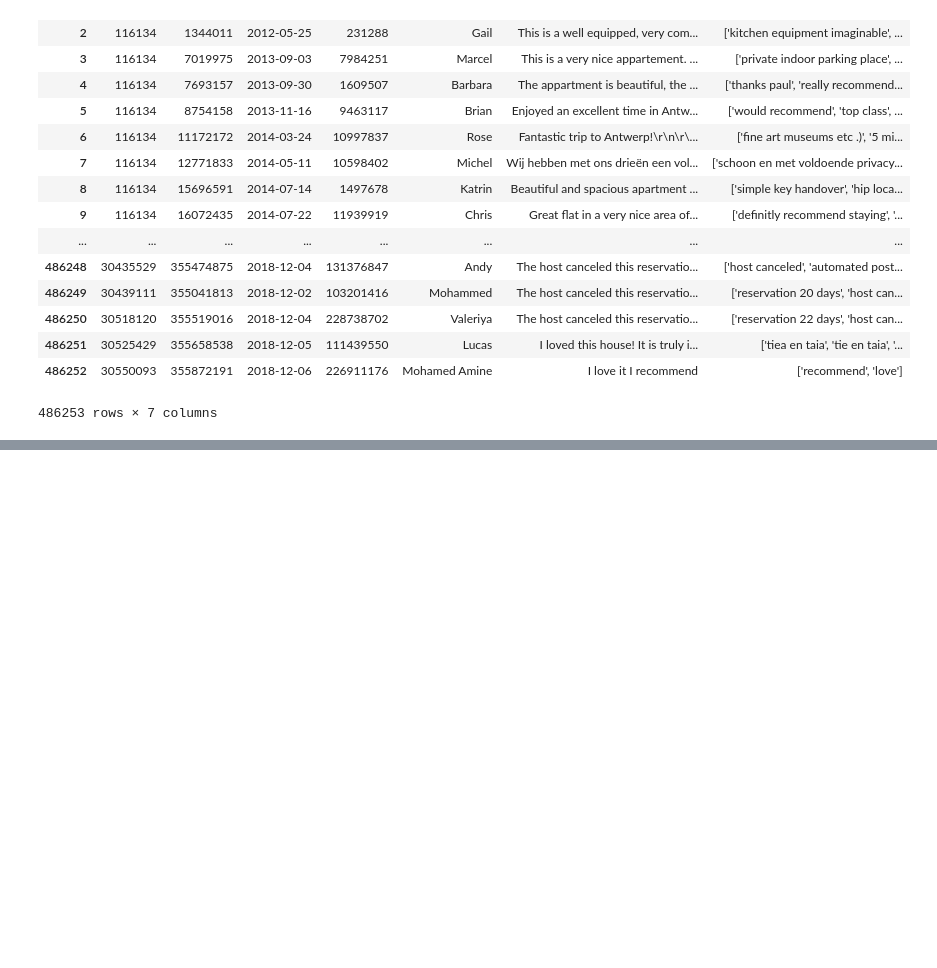
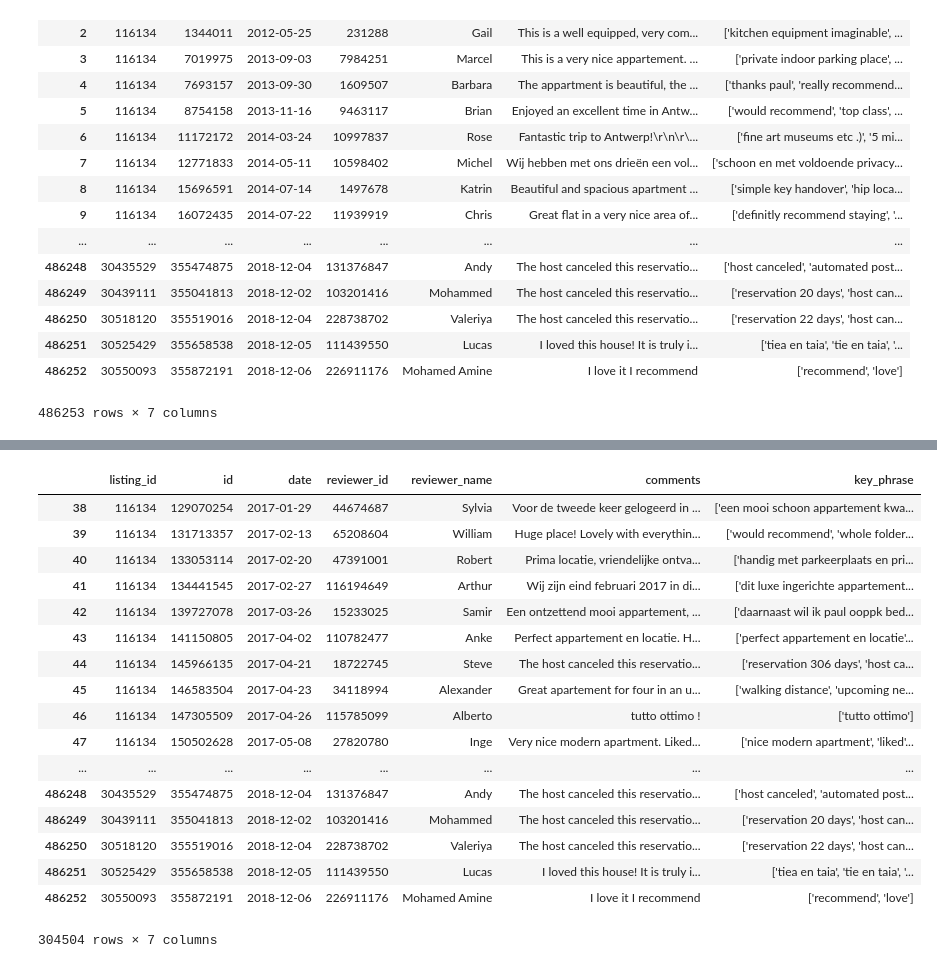
Before and after one commit to Elwing-Chou/TaipeiTechML0120, a Jupyter notebook: airbnb.ipynb, the cells around one changed output, grey strips where cells are left out. Saved outputs shown, nothing was run; the diff lists cells and outputs as text; code cells hidden in the pictures; blank space fills up the shorter version.

```diff
--- a/airbnb.ipynb
+++ b/airbnb.ipynb
@@ -241,0 +291,24 @@ df
+# %%
+low = pd.to_datetime(df["date"]) >= "2017-01-01"
+high = pd.to_datetime(df["date"]) <= "2018-12-30"
+df[low & high].to_csv("date.csv", encoding="utf-8")
+df[low & high]
+# %% [output]
+|  | listing_id | id | date | reviewer_id | reviewer_name | comments | key_phrase |
+| 38 | 116134 | 129070254 | 2017-01-29 | 44674687 | Sylvia | Voor de tweede keer gelogeerd in ... | ['een mooi schoon appartement kwa... |
+| 39 | 116134 | 131713357 | 2017-02-13 | 65208604 | William | Huge place! Lovely with everythin... | ['would recommend', 'whole folder... |
+| 40 | 116134 | 133053114 | 2017-02-20 | 47391001 | Robert | Prima locatie, vriendelijke ontva... | ['handig met parkeerplaats en pri... |
+| 41 | 116134 | 134441545 | 2017-02-27 | 116194649 | Arthur | Wij zijn eind februari 2017 in di... | ['dit luxe ingerichte appartement... |
+| 42 | 116134 | 139727078 | 2017-03-26 | 15233025 | Samir | Een ontzettend mooi appartement, ... | ['daarnaast wil ik paul ooppk bed... |
+| 43 | 116134 | 141150805 | 2017-04-02 | 110782477 | Anke | Perfect appartement en locatie. H... | ['perfect appartement en locatie'... |
+| 44 | 116134 | 145966135 | 2017-04-21 | 18722745 | Steve | The host canceled this reservatio... | ['reservation 306 days', 'host ca... |
+| 45 | 116134 | 146583504 | 2017-04-23 | 34118994 | Alexander | Great apartement for four in an u... | ['walking distance', 'upcoming ne... |
+| 46 | 116134 | 147305509 | 2017-04-26 | 115785099 | Alberto | tutto ottimo ! | ['tutto ottimo'] |
+| 47 | 116134 | 150502628 | 2017-05-08 | 27820780 | Inge | Very nice modern apartment. Liked... | ['nice modern apartment', 'liked'... |
+| ... | ... | ... | ... | ... | ... | ... | ... |
+| 486248 | 30435529 | 355474875 | 2018-12-04 | 131376847 | Andy | The host canceled this reservatio... | ['host canceled', 'automated post... |
+| 486249 | 30439111 | 355041813 | 2018-12-02 | 103201416 | Mohammed | The host canceled this reservatio... | ['reservation 20 days', 'host can... |
+| 486250 | 30518120 | 355519016 | 2018-12-04 | 228738702 | Valeriya | The host canceled this reservatio... | ['reservation 22 days', 'host can... |
+| 486251 | 30525429 | 355658538 | 2018-12-05 | 111439550 | Lucas | I loved this house! It is truly i... | ['tiea en taia', 'tie en taia', '... |
+| 486252 | 30550093 | 355872191 | 2018-12-06 | 226911176 | Mohamed Amine | I love it I recommend | ['recommend', 'love'] |
+304504 rows × 7 columns
```
Also changed, not shown: parts of 5 cells of this notebook.
